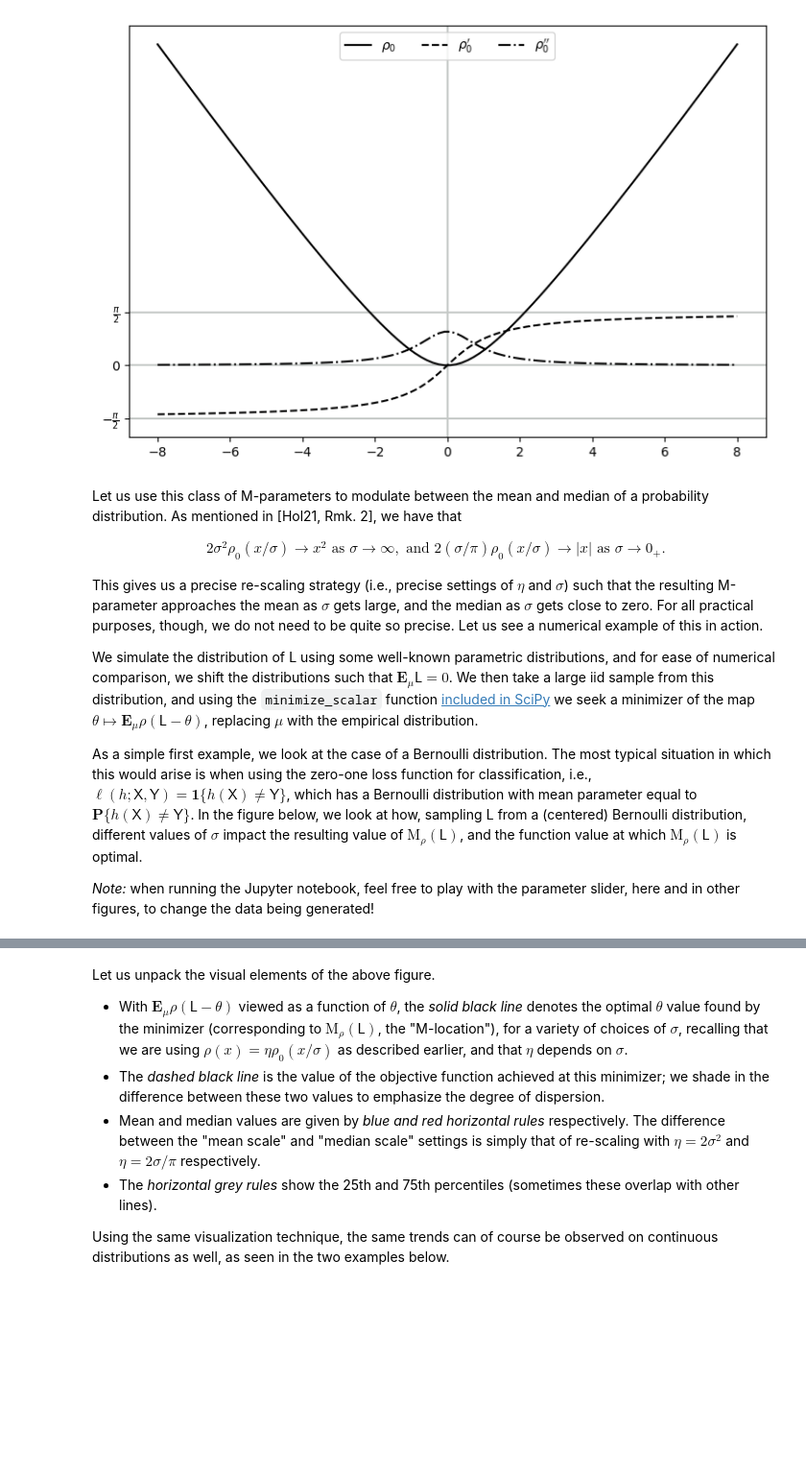
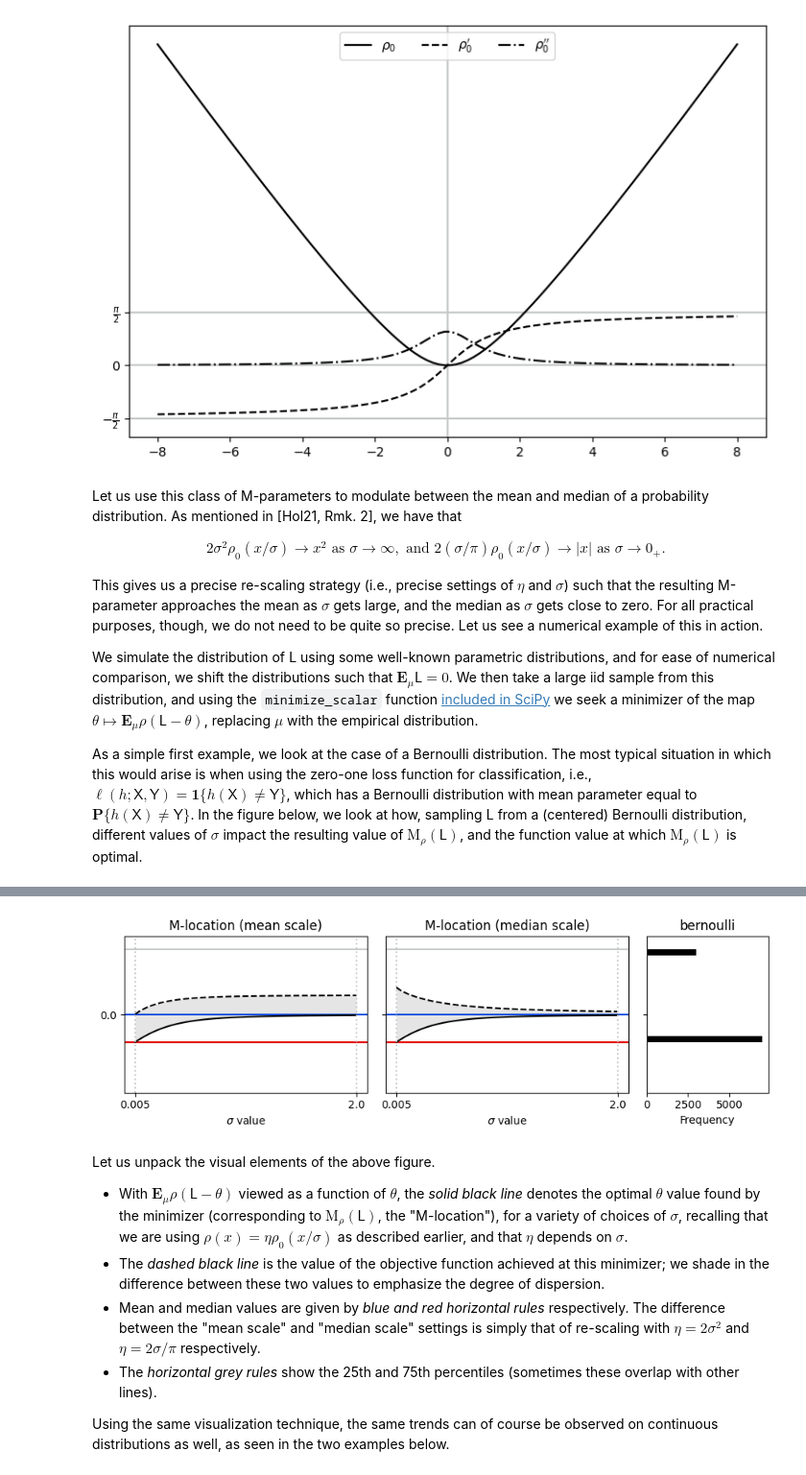
Before and after one commit to feedbackward/offgen, a Jupyter notebook: offgen/explainer-static.ipynb, the cells around one changed output, grey strips where cells are left out. Shown at 96% size. Saved outputs shown, nothing was run; the diff lists cells and outputs as text; code cells hidden in the pictures; blank space fills up the shorter version.

```diff
--- a/offgen/explainer.ipynb
+++ b/offgen/explainer-static.ipynb
@@ -366,12 +366,6 @@ This gives us a precise re-scaling strategy (i.e., precise settings of $\eta$ an
 We simulate the distribution of $\mathsf{L}$ using some well-known parametric distributions, and for ease of numerical comparison, we shift the distributions such that $\mathbf{E}_{\mu}\mathsf{L}=0$. We then take a large iid sample from this distribution, and using the `minimize_scalar` function [included in SciPy](https://docs.scipy.org/doc/scipy/reference/generated/scipy.optimize.minimize_scalar.html) we seek a minimizer of the map $\theta \mapsto \mathbf{E}_{\mu}\rho(\mathsf{L}-\theta)$, replacing $\mu$ with the empirical distribution.
 
 As a simple first example, we look at the case of a Bernoulli distribution. The most typical situation in which this would arise is when using the zero-one loss function for classification, i.e., $\ell(h;\mathsf{X},\mathsf{Y}) = \mathbf{1}\{h(\mathsf{X}) \neq \mathsf{Y}\}$, which has a Bernoulli distribution with mean parameter equal to $\mathbf{P}\{h(\mathsf{X}) \neq \mathsf{Y}\}$. In the figure below, we look at how, sampling $\mathsf{L}$ from a (centered) Bernoulli distribution, different values of $\sigma$ impact the resulting value of $\mathrm{M}_{\rho}(\mathsf{L})$, and the function value at which $\mathrm{M}_{\rho}(\mathsf{L})$ is optimal.
-
-_Note:_ when running the Jupyter notebook, feel free to play with the parameter slider, here and in other figures, to change the data being generated!
 # %%
-interactive_criterion_plot(
-    data="bernoulli", # Bernoulli distribution data (centered)
-    rg=rg,
-    criteria=["mestToMean", "mestToMed"]
-)
+make_criterion_plot(data="bernoulli", rg=rg, criteria=["mestToMean", "mestToMed"])
 # %% [output]
@@ -379,3 +372,4 @@ interactive_criterion_plot(
+[figure, added]
 # %% [markdown]
 Let us unpack the visual elements of the above figure.
 
```
Also changed, not shown: parts of 13 cells of this notebook, 2 other files.
